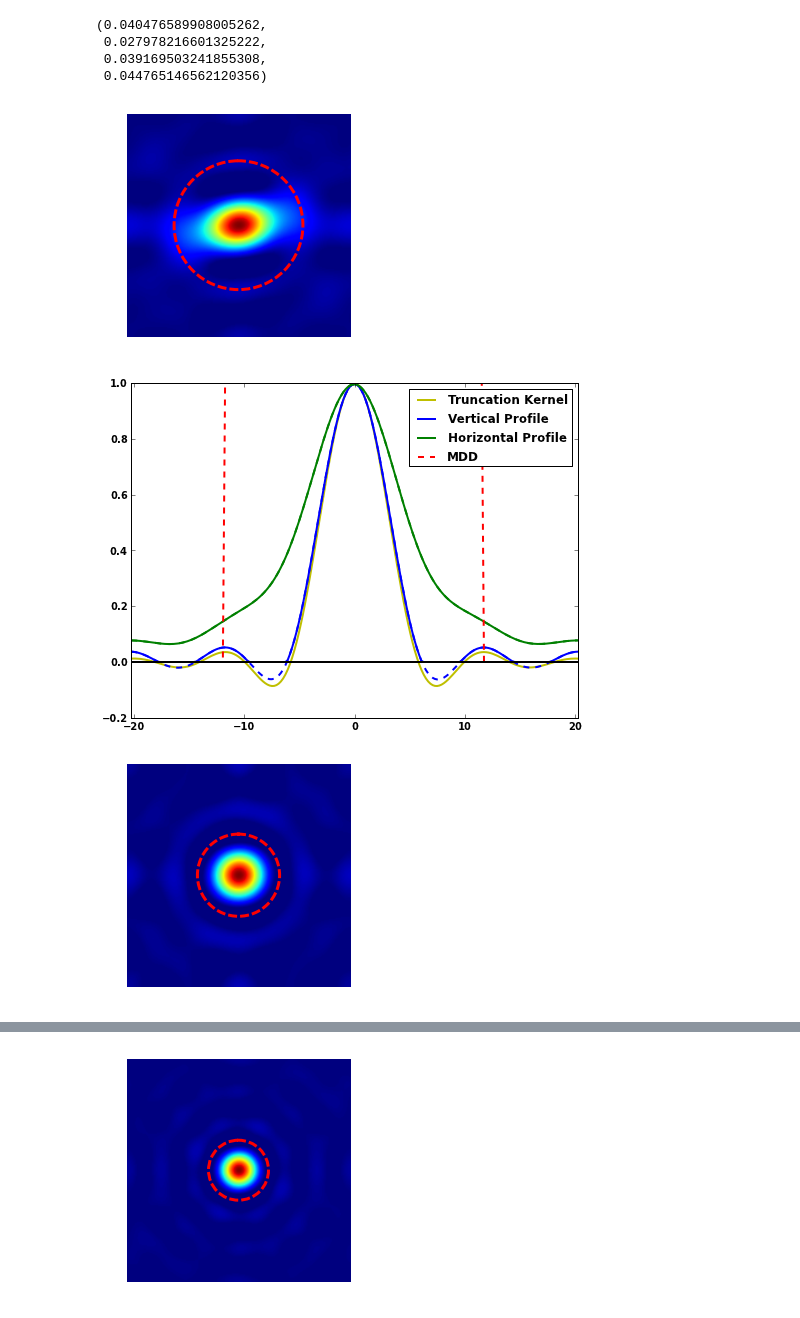
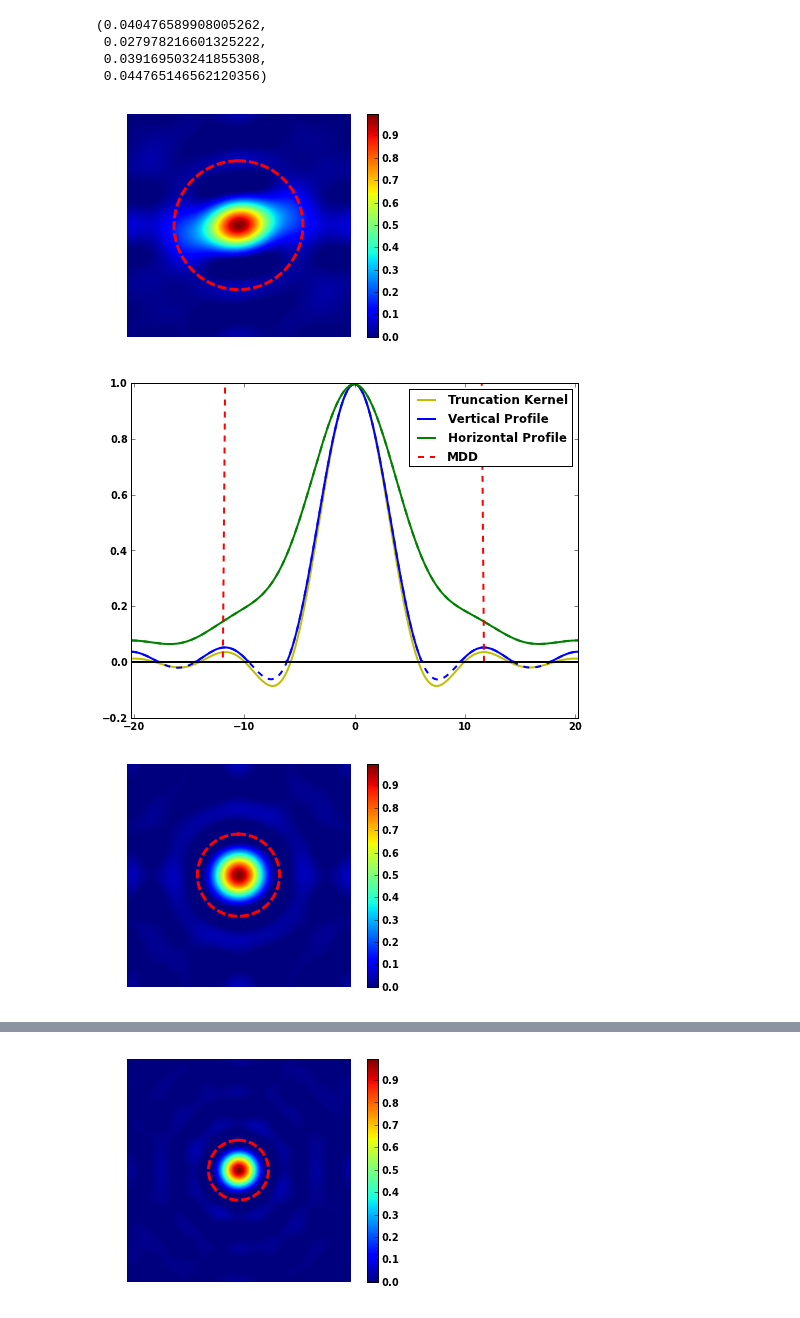
Before and after one commit to mcnablab/DSIQspace, a Jupyter notebook: s-figure2-pdf.ipynb, the cells around one changed output, grey strips where cells are left out. Saved outputs shown, nothing was run; the diff lists cells and outputs as text; code cells hidden in the pictures.

Commit message:
Added color bar to figure 2

```diff
--- a/s-figure2-pdf.ipynb
+++ b/s-figure2-pdf.ipynb
@@ -128,43 +128,43 @@ for ii in np.arange(files.shape[0]):
     circle = Circle((qgridsz//2, qgridsz//2), radius = rend, color = 'r', fill=False, linestyle = 'dashed', linewidth=3.)
     gca().add_artist(circle)
     axis('off');
-    # colorbar();
+    colorbar();
     savename = 'figure/figure2/' + filename + '_pdfslice.png';
     savefig(savename, dpi = 600)
 
     # Plot pdf profile
     fig = figure();
     fig.set_size_inches([8, 6])
 
     x = np.linspace(-fov[ii] / 2., fov[ii] / 2., num = qgridsz) # Unit: mm
     xvis = x * 10**3; # Unit: um. Use xvis for visualization
 
     bigdelta, smalldelta = dst.loadtime(filename);
     bmax = gtab.bvals.max(); # Unit: s/mm2
     qmax = np.sqrt(bmax / (bigdelta - smalldelta / 3)) / (2 * np.pi); # Unit:mm-1
 
     r = 2 * np.pi * qmax * x;
     kernel = (np.sin(r) / r - np.cos(r)) / r**2 * 3;
 
     mddrect = np.zeros(xvis.shape);
     mddrect[qgridsz//2 - rend : qgridsz//2 + rend] = 1;
 
     plot(xvis, kernel, 'y', linewidth=2, label='Truncation Kernel')
     plot(xvis, pdfprofile_v_clipped, 'b', linewidth=2, label='Vertical Profile')
     plot(xvis, pdfprofile_v, 'b--', linewidth=2)
     plot(xvis, pdfprofile_h_clipped, 'g', linewidth=2, label='Horizontal Profile')
     plot(xvis, pdfprofile_h, 'g--', linewidth=2)
     plot(xvis, mddrect, 'r--', linewidth=2, label='MDD')
     plot(xvis, np.zeros(xvis.shape), 'k', linewidth=2)
 
     xlim(xvis.min(), xvis.max())
     legend()
     savename = 'figure/figure2/' + filename + '_pdfprofile.png';
     savefig(savename, dpi = 600)
 # %% [output]
-[figure, old version]
+[figure, new version]
 [figure]
-[figure, old version]
+[figure, new version]
 [figure]
-[figure, old version]
+[figure, new version]
 [figure]
```
Also changed, not shown: parts of 1 cell of this notebook, 4 other files.
